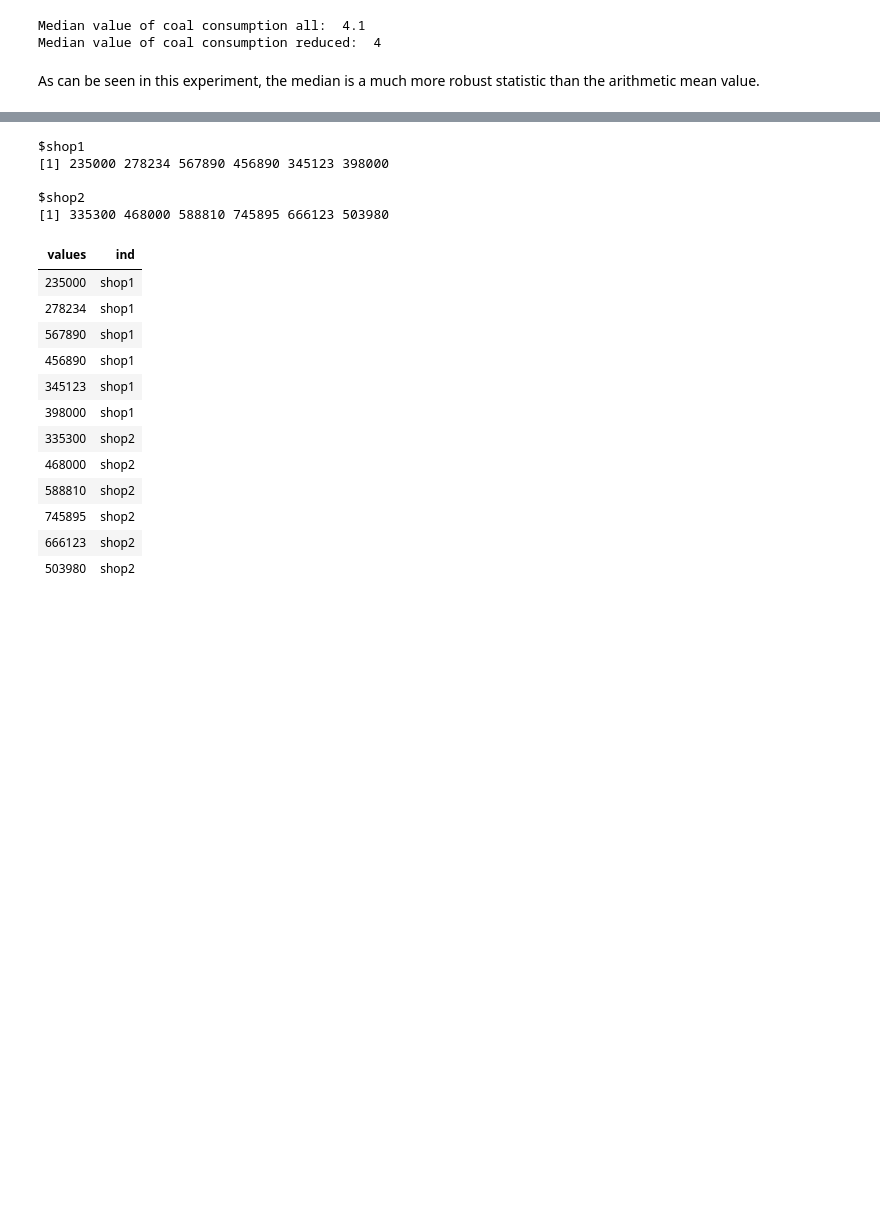
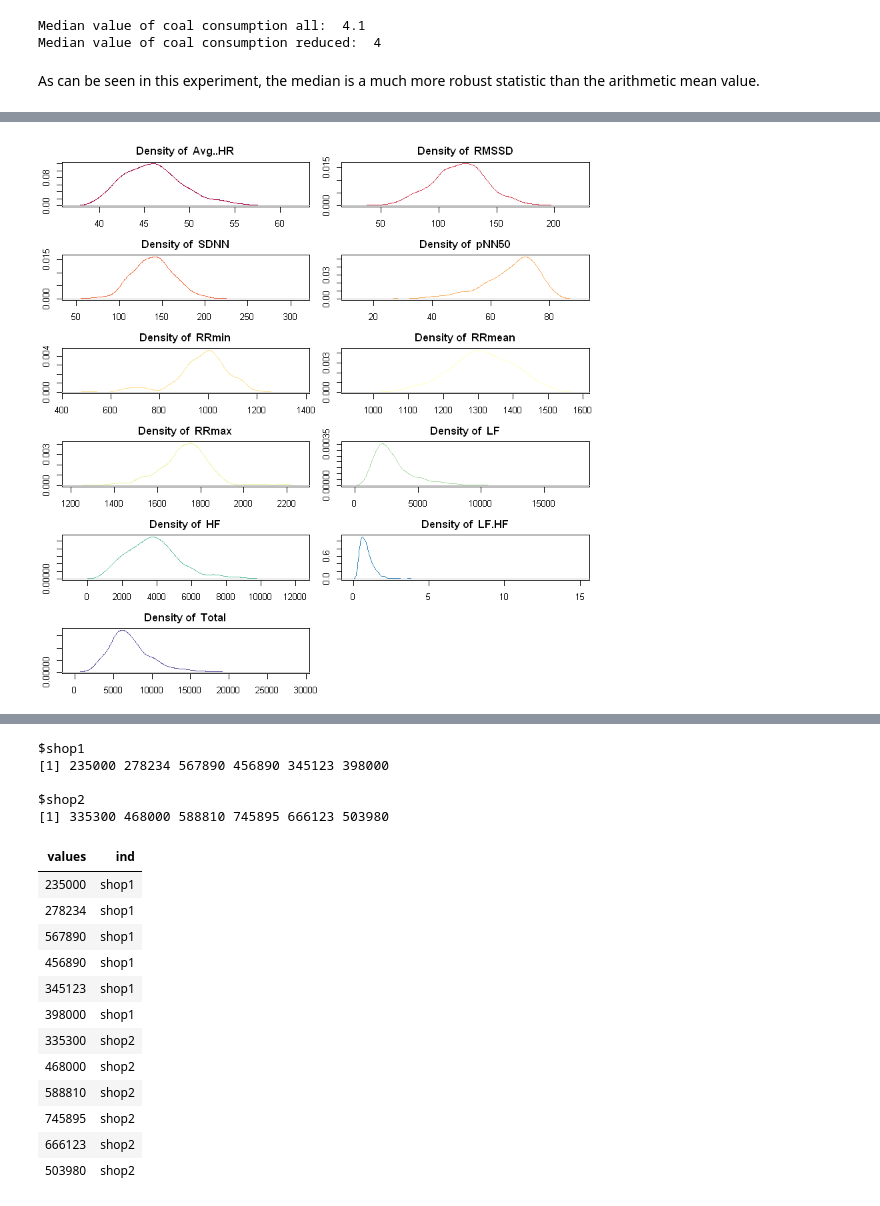
Before and after one commit to Mirza0602/Python, a Jupyter notebook: R/Lecture/11ExerciseSolutionsR.ipynb, the cells around one changed output, grey strips where cells are left out. Saved outputs shown, nothing was run; the diff lists cells and outputs as text; code cells hidden in the pictures; blank space fills up the shorter version.

```diff
--- a/R/Lecture/11ExerciseSolutionsR.ipynb
+++ b/R/Lecture/11ExerciseSolutionsR.ipynb
@@ -255,0 +325,8 @@ As can be seen in this experiment, the median is a much more robust statistic th
+# %%
+par(mfrow=(c(6,2)),mai=c(.3,.3,.3,.1))
+for (idx in 1:11){
+    dens <-density(hrvData[,numericColNames[idx]], na.rm = TRUE)
+    plot(dens,xlab="",main=paste("Density of ",numericColNames[idx]),col=mycolors[idx])
+}
+# %% [output]
+[figure, added]
```
Also changed, not shown: parts of 16 cells of this notebook, 6 other files.
